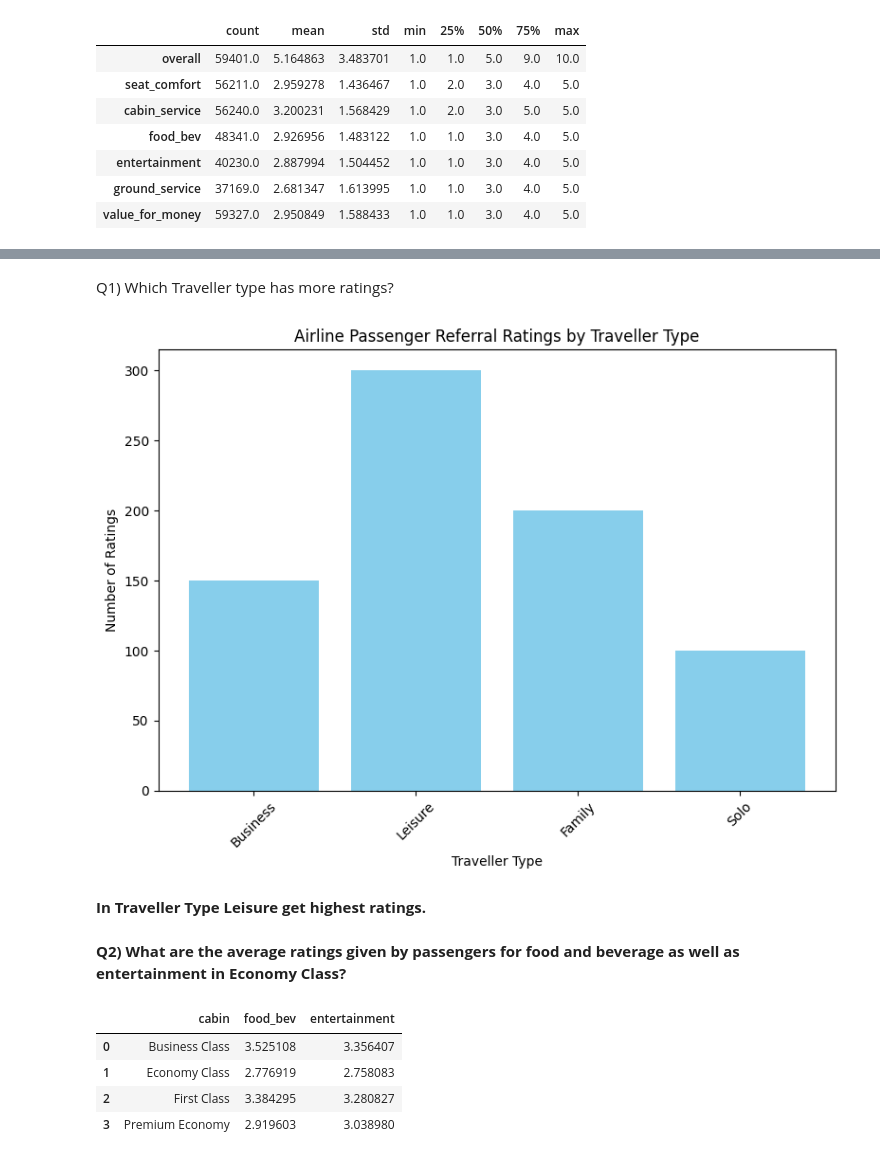
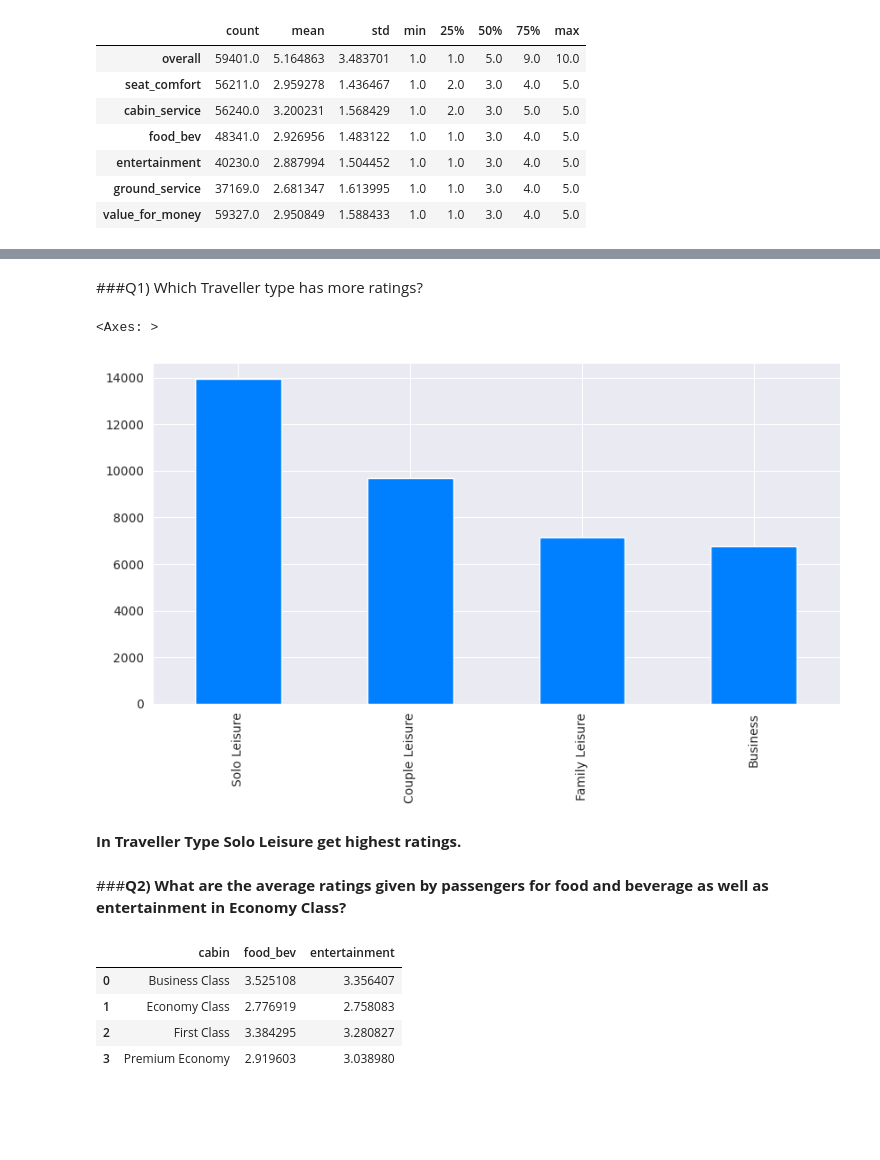
Before and after one commit to kumarsinghashu/Airline-Passenger-Referral-Prediction, a Jupyter notebook: Airline_Passenger_Referral_Prediction.ipynb, the cells around one changed output, grey strips where cells are left out. Saved outputs shown, nothing was run; the diff lists cells and outputs as text; code cells hidden in the pictures; blank space fills up the shorter version.

```diff
--- a/Airline_Passenger_Referral_Prediction.ipynb
+++ b/Airline_Passenger_Referral_Prediction.ipynb
@@ -256,27 +271,15 @@ airline_df.describe().T
 # %% [markdown]
-<b/>Q1) Which Traveller type has more ratings?</b>
+###<b/>Q1) Which Traveller type has more ratings?</b>
-# %%
-
-
-# Sample data (replace with your actual data)
-traveler_types = ['Business', 'Leisure', 'Family', 'Solo']
-ratings_count = [150, 300, 200, 100]  # Replace with the actual counts
-
-# Create a bar chart
-plt.figure(figsize=(8, 6))
-plt.bar(traveler_types, ratings_count, color='skyblue')
-plt.xlabel('Traveller Type')
-plt.ylabel('Number of Ratings')
-plt.title('Airline Passenger Referral Ratings by Traveller Type')
-plt.xticks(rotation=45)  # Rotate x-axis labels for better readability
-plt.tight_layout()
-
-# Show the chart
-plt.show()
-# %% [output]
-[figure, removed]
+# %%
+#using bar plot to get traveller type class with their count
+sns.set_palette('gist_ncar')
+plt.figure(figsize=(10,5))
+airline_df['traveller_type'].value_counts().plot(kind='bar',figsize=(10,5))
+# %% [output]
+<Axes: >
+[figure, added]
 # %% [markdown]
-**In Traveller Type Leisure get highest ratings.**
+**In Traveller Type Solo Leisure get highest ratings.**
 # %% [markdown]
-**Q2) What are the average ratings given by passengers for food and beverage as well as entertainment in Economy Class?**
+###**Q2) What are the average ratings given by passengers for food and beverage as well as entertainment in Economy Class?**
 # %%
```
Also changed, not shown: parts of 18 cells of this notebook.
